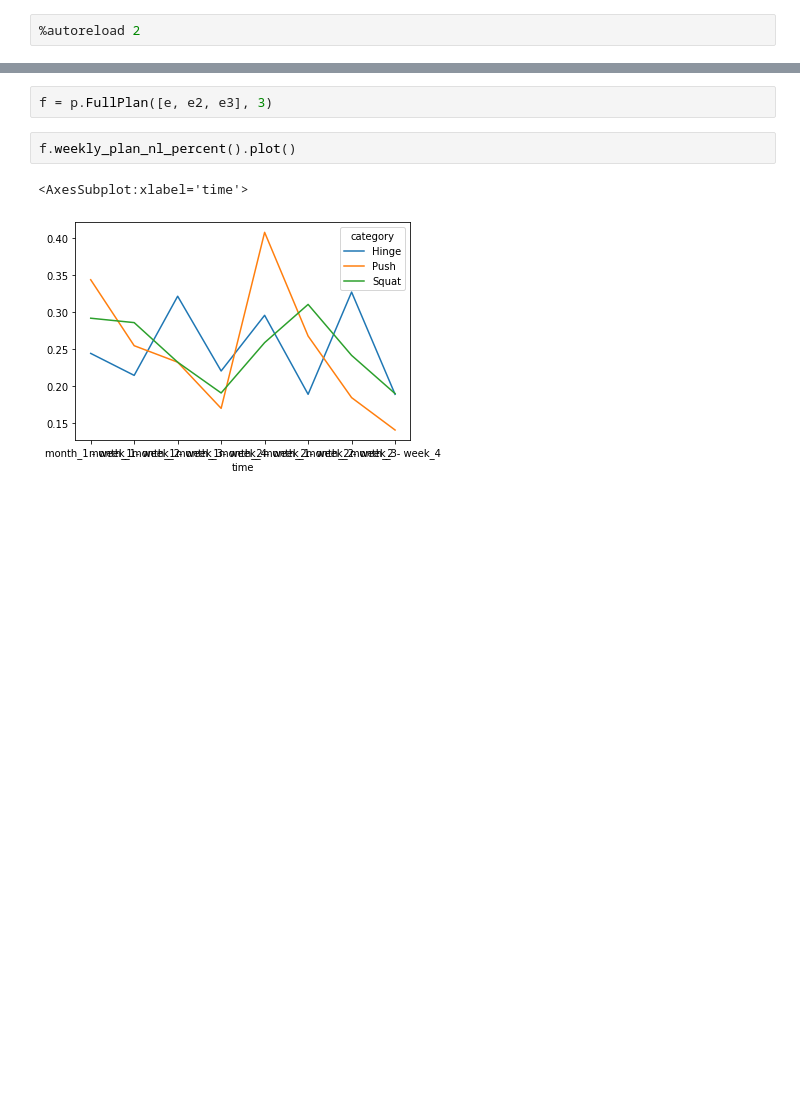
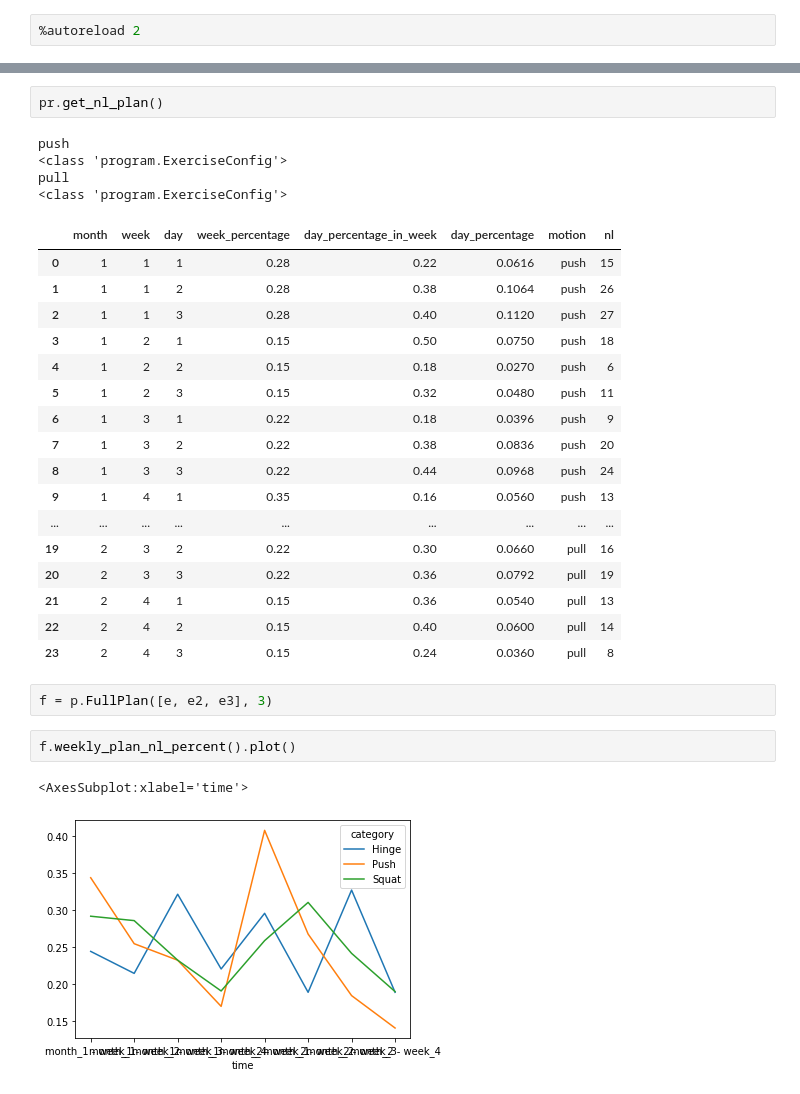
Before and after one commit to anabranch/kb, a Jupyter notebook: debug.ipynb, the cells around one changed output, grey strips where cells are left out. Cells and saved outputs as stored; diff of their text form; blank space fills up the shorter version.

```diff
--- a/debug.ipynb
+++ b/debug.ipynb
@@ -19,3 +209,27 @@ e3 = p.Exercise("Goblet Squat", 44)
+# %%
+pr.get_nl_plan()
+# %% [output]
+push
+<class 'program.ExerciseConfig'>
+pull
+<class 'program.ExerciseConfig'>
+|  | month | week | day | week_percentage | day_percentage_in_week | day_percentage | motion | nl |
+| 0 | 1 | 1 | 1 | 0.28 | 0.22 | 0.0616 | push | 15 |
+| 1 | 1 | 1 | 2 | 0.28 | 0.38 | 0.1064 | push | 26 |
+| 2 | 1 | 1 | 3 | 0.28 | 0.40 | 0.1120 | push | 27 |
+| 3 | 1 | 2 | 1 | 0.15 | 0.50 | 0.0750 | push | 18 |
+| 4 | 1 | 2 | 2 | 0.15 | 0.18 | 0.0270 | push | 6 |
+| 5 | 1 | 2 | 3 | 0.15 | 0.32 | 0.0480 | push | 11 |
+| 6 | 1 | 3 | 1 | 0.22 | 0.18 | 0.0396 | push | 9 |
+| 7 | 1 | 3 | 2 | 0.22 | 0.38 | 0.0836 | push | 20 |
+| 8 | 1 | 3 | 3 | 0.22 | 0.44 | 0.0968 | push | 24 |
+| 9 | 1 | 4 | 1 | 0.35 | 0.16 | 0.0560 | push | 13 |
+| ... | ... | ... | ... | ... | ... | ... | ... | ... |
+| 19 | 2 | 3 | 2 | 0.22 | 0.30 | 0.0660 | pull | 16 |
+| 20 | 2 | 3 | 3 | 0.22 | 0.36 | 0.0792 | pull | 19 |
+| 21 | 2 | 4 | 1 | 0.15 | 0.36 | 0.0540 | pull | 13 |
+| 22 | 2 | 4 | 2 | 0.15 | 0.40 | 0.0600 | pull | 14 |
+| 23 | 2 | 4 | 3 | 0.15 | 0.24 | 0.0360 | pull | 8 |
 # %%
 f = p.FullPlan([e, e2, e3], 3)
 # %%
```
Also changed, not shown: parts of 17 cells of this notebook, 5 other files.
